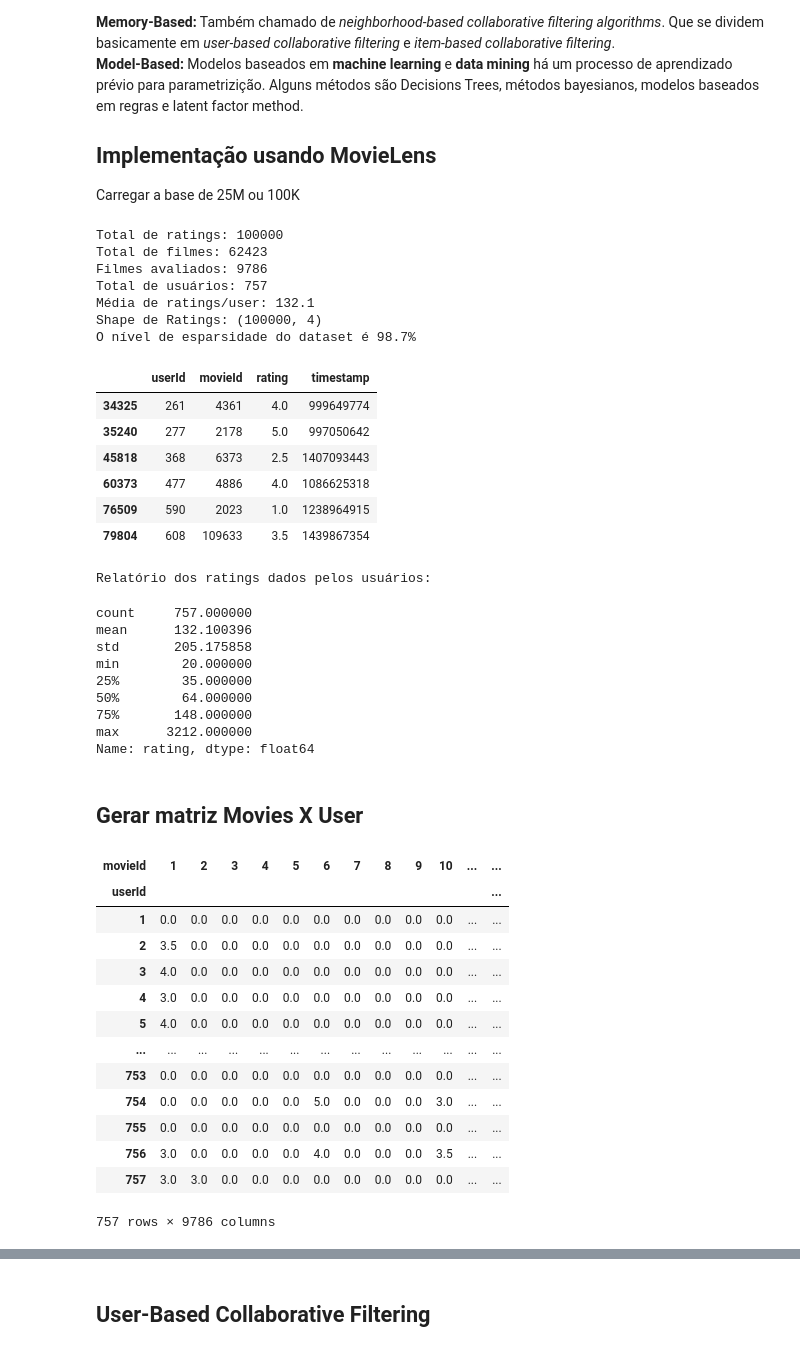
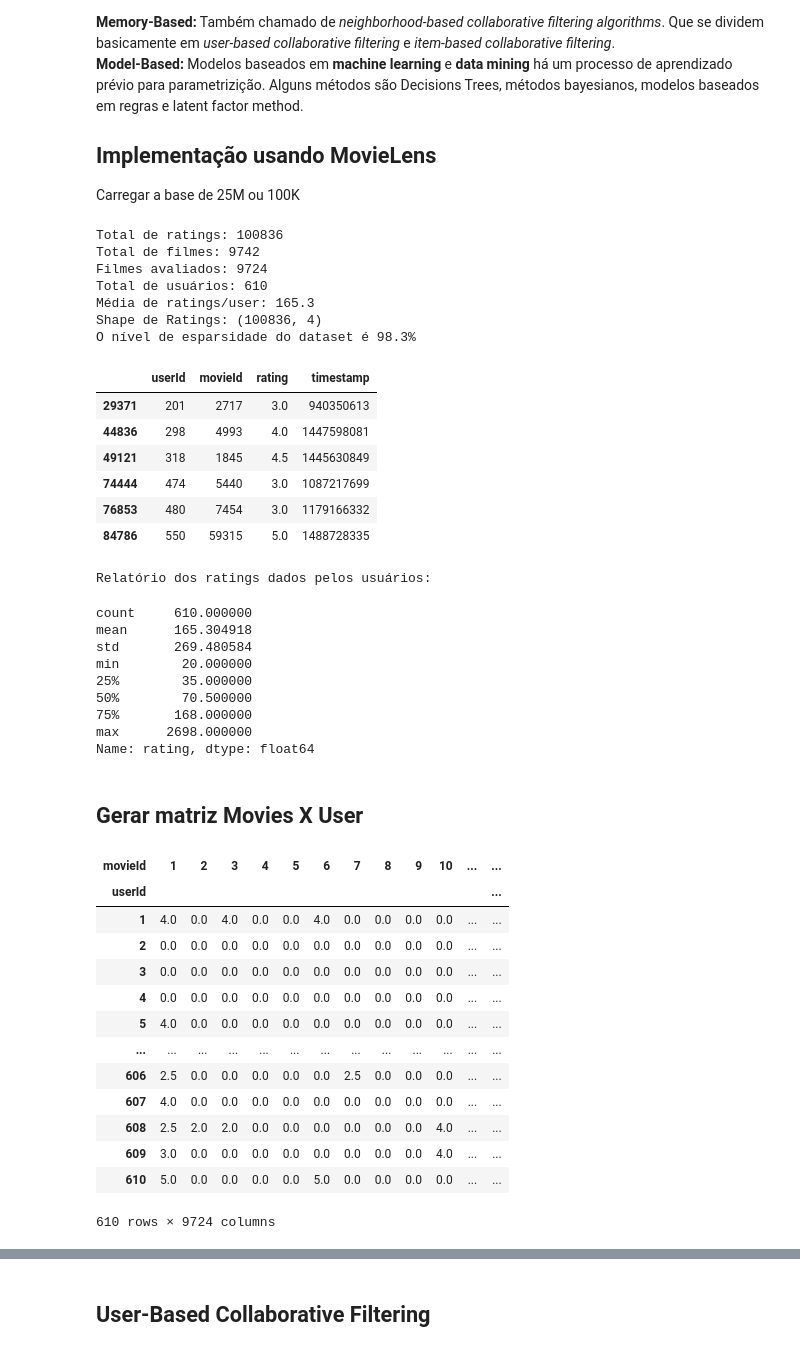
Before and after one commit to xnes/recsys, a Jupyter notebook: rec_sys_apresentacao.ipynb, the cells around one changed output, grey strips where cells are left out. Cells and saved outputs as stored; diff of their text form; code cells hidden in the pictures.

```diff
--- a/rec_sys_apresentacao.ipynb
+++ b/rec_sys_apresentacao.ipynb
@@ -19,7 +19,7 @@ from sklearn.metrics.pairwise import cosine_similarity          #Similaridade
 import math
 import sklearn.metrics
 
-small = False  #usar a base de ratings reduzida ou não
+small = True  #usar a base de ratings reduzida ou não
 ratings = pd.DataFrame()
 movies = pd.DataFrame()
 
@@ -27,7 +27,7 @@ if (small):
     ratings = pd.read_csv('ratings_small.csv')
     movies = pd.read_csv('movies_small.csv').set_index("movieId")
 else:
-    ratings = pd.read_csv('ratings.csv')[:100000] #ler as primeiras 2.000.000 linhas da base completa
+    ratings = pd.read_csv('ratings.csv')[:150000] #ler as primeiras 2.000.000 linhas da base completa
     movies = pd.read_csv('movies.csv')
     movies = movies.set_index('movieId')
 
@@ -73,56 +73,59 @@ esparsidade = round(1.0 -n_ratings/float(n_users * n_movies_avaliados),3)
 print(f"O nível de esparsidade do dataset é {esparsidade * 100}%")
 ratings.sample(6).sort_index()
 # %% [output]
-Total de ratings: 100000
-Total de filmes: 62423
-Filmes avaliados: 9786
-Total de usuários: 757
-Média de ratings/user: 132.1
-Shape de Ratings: (100000, 4)
-O nível de esparsidade do dataset é 98.7%
+Total de ratings: 100836
+Total de filmes: 9742
+Filmes avaliados: 9724
+Total de usuários: 610
+Média de ratings/user: 165.3
+Shape de Ratings: (100836, 4)
+O nível de esparsidade do dataset é 98.3%
 |  | userId | movieId | rating | timestamp |
-| 34325 | 261 | 4361 | 4.0 | 999649774 |
-| 35240 | 277 | 2178 | 5.0 | 997050642 |
-| 45818 | 368 | 6373 | 2.5 | 1407093443 |
-| 60373 | 477 | 4886 | 4.0 | 1086625318 |
-| 76509 | 590 | 2023 | 1.0 | 1238964915 |
-| 79804 | 608 | 109633 | 3.5 | 1439867354 |
+| 29371 | 201 | 2717 | 3.0 | 940350613 |
+| 44836 | 298 | 4993 | 4.0 | 1447598081 |
+| 49121 | 318 | 1845 | 4.5 | 1445630849 |
+| 74444 | 474 | 5440 | 3.0 | 1087217699 |
+| 76853 | 480 | 7454 | 3.0 | 1179166332 |
+| 84786 | 550 | 59315 | 5.0 | 1488728335 |
 # %%
 print("Relatório dos ratings dados pelos usuários:")
 ratings.groupby('userId')['rating'].count().describe()
 # %% [output]
 Relatório dos ratings dados pelos usuários:
-count     757.000000
-mean      132.100396
-std       205.175858
+count     610.000000
+mean      165.304918
+std       269.480584
 min        20.000000
 25%        35.000000
-50%        64.000000
-75%       148.000000
-max      3212.000000
+50%        70.500000
+75%       168.000000
+max      2698.000000
 Name: rating, dtype: float64
 # %% [markdown]
 ## Gerar matriz Movies X User
 # %%
 #movies_X_users = ratings.pivot_table(index="userId", columns="movieId", values="rating", fill_value=0)
 # A LINHA DE CIMA FAZ O MESMO QUE A DE BAIXO GASTANDO 15X MAIS TEMPO
 moviesX_usersY = ratings.groupby(['userId', 'movieId'])['rating'].first().unstack(fill_value=0.0)
+def listar_notas_usuario(userId):
+    return moviesX_usersY[moviesX_usersY.index==userId]
+
 moviesX_usersY
 # %% [output]
 | movieId | 1 | 2 | 3 | 4 | 5 | 6 | 7 | 8 | 9 | 10 | ... | ... |
 | userId |  |  |  |  |  |  |  |  |  |  |  | ... |
-| 1 | 0.0 | 0.0 | 0.0 | 0.0 | 0.0 | 0.0 | 0.0 | 0.0 | 0.0 | 0.0 | ... | ... |
-| 2 | 3.5 | 0.0 | 0.0 | 0.0 | 0.0 | 0.0 | 0.0 | 0.0 | 0.0 | 0.0 | ... | ... |
-| 3 | 4.0 | 0.0 | 0.0 | 0.0 | 0.0 | 0.0 | 0.0 | 0.0 | 0.0 | 0.0 | ... | ... |
-| 4 | 3.0 | 0.0 | 0.0 | 0.0 | 0.0 | 0.0 | 0.0 | 0.0 | 0.0 | 0.0 | ... | ... |
+| 1 | 4.0 | 0.0 | 4.0 | 0.0 | 0.0 | 4.0 | 0.0 | 0.0 | 0.0 | 0.0 | ... | ... |
+| 2 | 0.0 | 0.0 | 0.0 | 0.0 | 0.0 | 0.0 | 0.0 | 0.0 | 0.0 | 0.0 | ... | ... |
+| 3 | 0.0 | 0.0 | 0.0 | 0.0 | 0.0 | 0.0 | 0.0 | 0.0 | 0.0 | 0.0 | ... | ... |
+| 4 | 0.0 | 0.0 | 0.0 | 0.0 | 0.0 | 0.0 | 0.0 | 0.0 | 0.0 | 0.0 | ... | ... |
 | 5 | 4.0 | 0.0 | 0.0 | 0.0 | 0.0 | 0.0 | 0.0 | 0.0 | 0.0 | 0.0 | ... | ... |
 | ... | ... | ... | ... | ... | ... | ... | ... | ... | ... | ... | ... | ... |
-| 753 | 0.0 | 0.0 | 0.0 | 0.0 | 0.0 | 0.0 | 0.0 | 0.0 | 0.0 | 0.0 | ... | ... |
-| 754 | 0.0 | 0.0 | 0.0 | 0.0 | 0.0 | 5.0 | 0.0 | 0.0 | 0.0 | 3.0 | ... | ... |
-| 755 | 0.0 | 0.0 | 0.0 | 0.0 | 0.0 | 0.0 | 0.0 | 0.0 | 0.0 | 0.0 | ... | ... |
-| 756 | 3.0 | 0.0 | 0.0 | 0.0 | 0.0 | 4.0 | 0.0 | 0.0 | 0.0 | 3.5 | ... | ... |
-| 757 | 3.0 | 3.0 | 0.0 | 0.0 | 0.0 | 0.0 | 0.0 | 0.0 | 0.0 | 0.0 | ... | ... |
+| 606 | 2.5 | 0.0 | 0.0 | 0.0 | 0.0 | 0.0 | 2.5 | 0.0 | 0.0 | 0.0 | ... | ... |
+| 607 | 4.0 | 0.0 | 0.0 | 0.0 | 0.0 | 0.0 | 0.0 | 0.0 | 0.0 | 0.0 | ... | ... |
+| 608 | 2.5 | 2.0 | 2.0 | 0.0 | 0.0 | 0.0 | 0.0 | 0.0 | 0.0 | 4.0 | ... | ... |
+| 609 | 3.0 | 0.0 | 0.0 | 0.0 | 0.0 | 0.0 | 0.0 | 0.0 | 0.0 | 4.0 | ... | ... |
+| 610 | 5.0 | 0.0 | 0.0 | 0.0 | 0.0 | 5.0 | 0.0 | 0.0 | 0.0 | 0.0 | ... | ... |
-757 rows × 9786 columns
+610 rows × 9724 columns
 # %%
 titulos_users = moviesX_usersY.copy() #se não mandar uma cópia, titulo users passa ser outro nome da mesma matriz e altera ela diretamente
 titulos_users.columns = movies.loc[moviesX_usersY.columns.values.tolist()].title.values.tolist()
```
Also changed, not shown: parts of 31 cells of this notebook.
